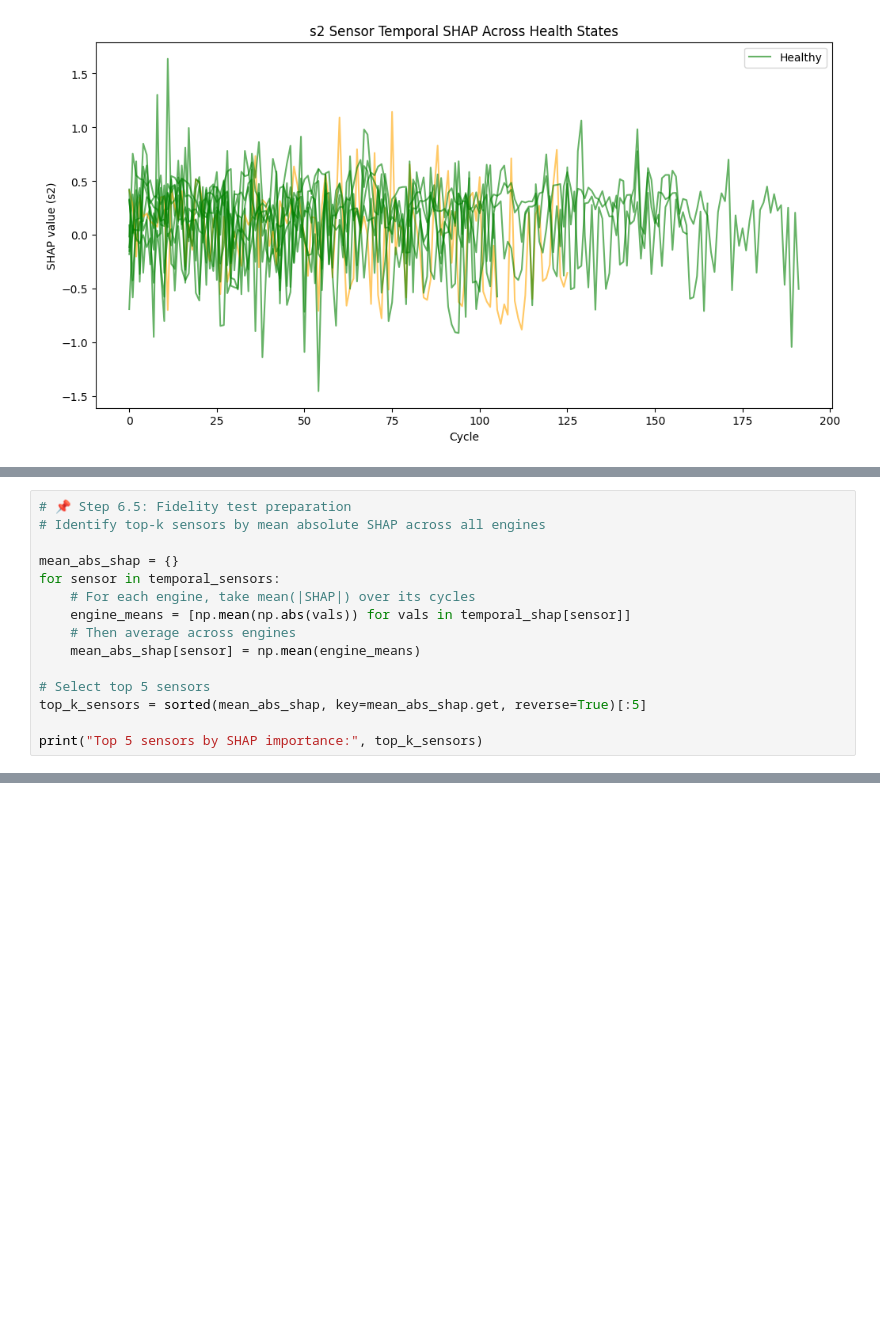
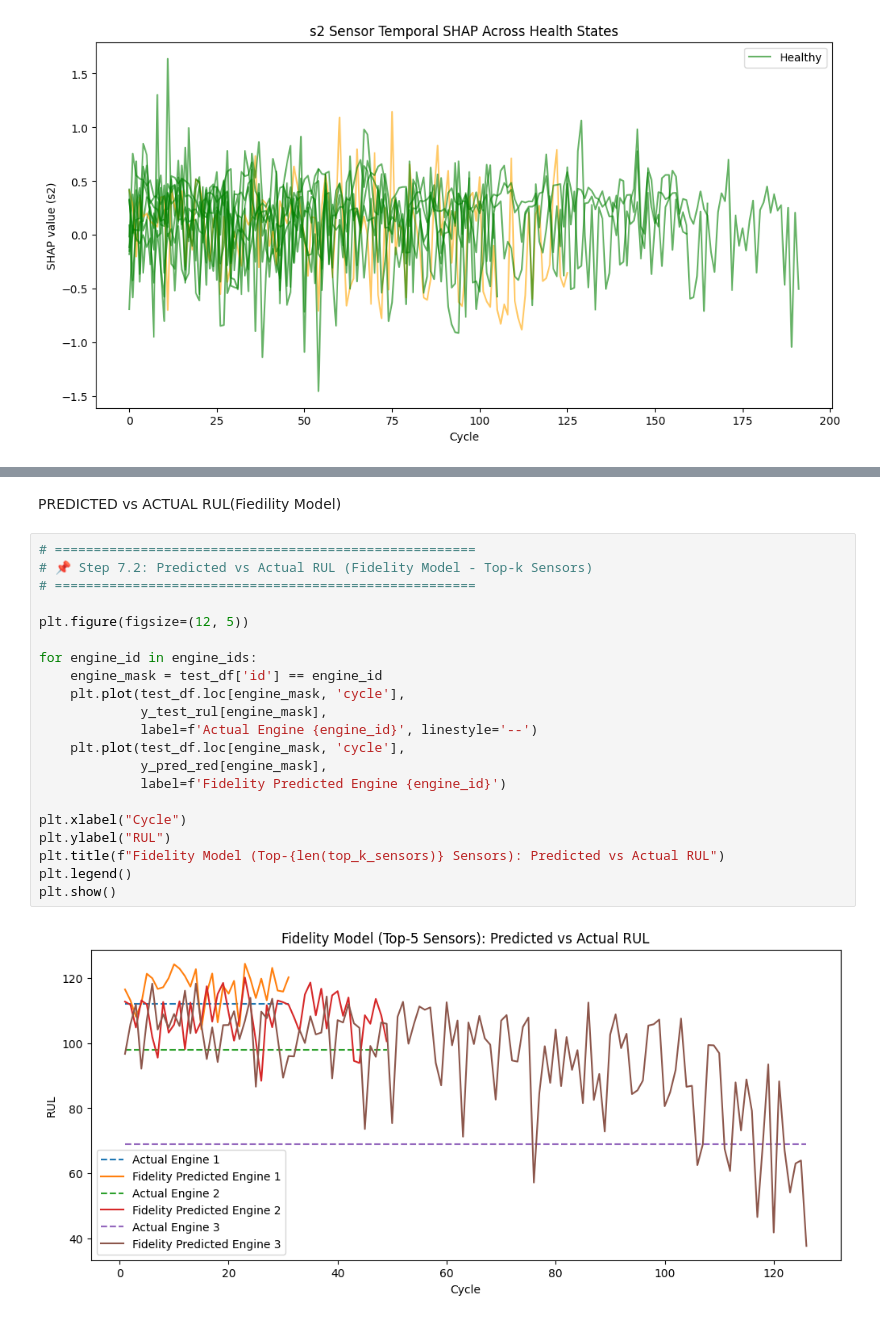
Before and after one commit to Priya-3005/AircraftML, a Jupyter notebook: Untitled.ipynb, the cells around one changed output, grey strips where cells are left out. Drawn from its saved outputs; the diff is of its cells as text; blank space fills up the shorter version.

```diff
--- a/Untitled.ipynb
+++ b/Untitled.ipynb
@@ -431,15 +427,0 @@ Prepare Data for Fidelity Test
-# %%
-# 📌 Step 6.5: Fidelity test preparation
-# Identify top-k sensors by mean absolute SHAP across all engines
-
-mean_abs_shap = {}
-for sensor in temporal_sensors:
-    # For each engine, take mean(|SHAP|) over its cycles
-    engine_means = [np.mean(np.abs(vals)) for vals in temporal_shap[sensor]]
-    # Then average across engines
-    mean_abs_shap[sensor] = np.mean(engine_means)
-
-# Select top 5 sensors
-top_k_sensors = sorted(mean_abs_shap, key=mean_abs_shap.get, reverse=True)[:5]
-
-print("Top 5 sensors by SHAP importance:", top_k_sensors)
@@ -447,0 +545,25 @@ Top 5 sensors by SHAP importance: ['s12', 's11', 's7', 's13', 's8']
+# %% [markdown]
+PREDICTED vs ACTUAL RUL(Fiedility Model)
+# %%
+# ======================================================
+# 📌 Step 7.2: Predicted vs Actual RUL (Fidelity Model - Top-k Sensors)
+# ======================================================
+
+plt.figure(figsize=(12, 5))
+
+for engine_id in engine_ids:
+    engine_mask = test_df['id'] == engine_id
+    plt.plot(test_df.loc[engine_mask, 'cycle'],
+             y_test_rul[engine_mask],
+             label=f'Actual Engine {engine_id}', linestyle='--')
+    plt.plot(test_df.loc[engine_mask, 'cycle'],
+             y_pred_red[engine_mask],
+             label=f'Fidelity Predicted Engine {engine_id}')
+
+plt.xlabel("Cycle")
+plt.ylabel("RUL")
+plt.title(f"Fidelity Model (Top-{len(top_k_sensors)} Sensors): Predicted vs Actual RUL")
+plt.legend()
+plt.show()
+# %% [output]
+[figure, added]
```
Also changed, not shown: parts of 11 cells of this notebook.
